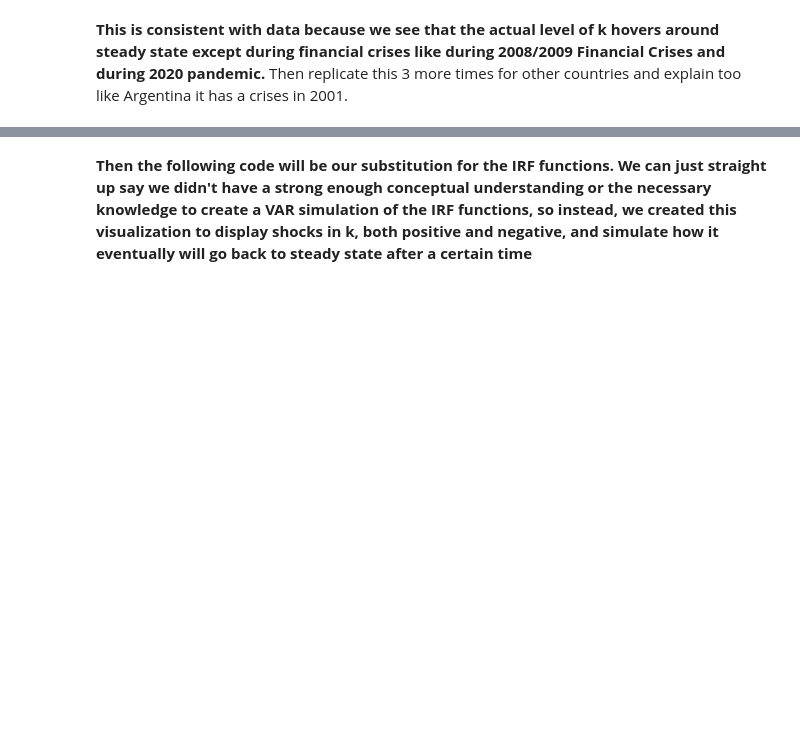
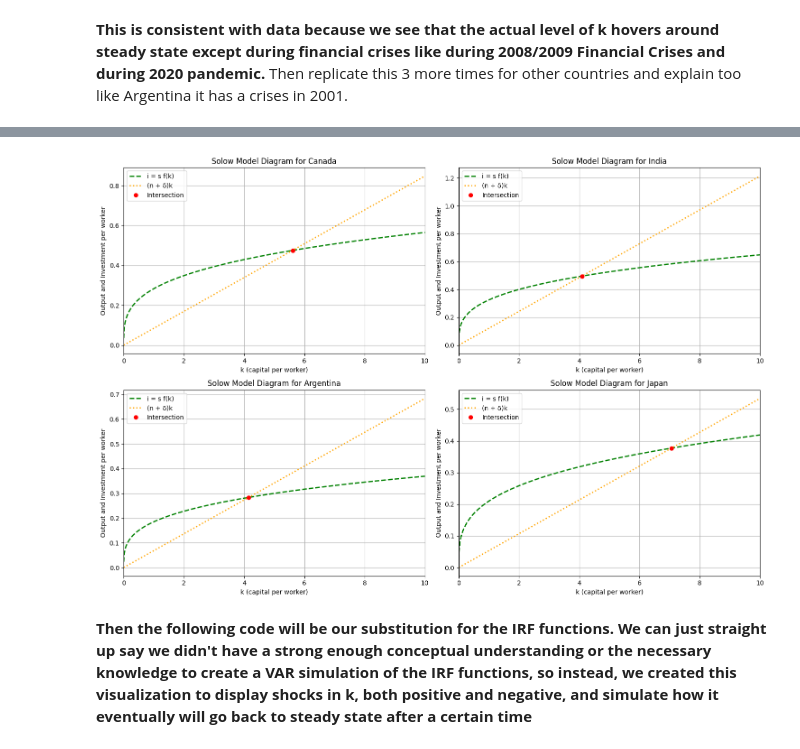
Before and after one commit to achantszshun/323project, a Jupyter notebook: FinalProject.ipynb, the cells around one changed output, grey strips where cells are left out. Drawn from its saved outputs; the diff is of its cells as text; code cells hidden in the pictures; blank space fills up the shorter version.

```diff
--- a/FinalProject.ipynb
+++ b/FinalProject.ipynb
@@ -1175,3 +1164,57 @@ i* = 0.47508054841171227
+# %%
+df = pd.read_excel("Final_Dataset.xlsx")
+
+countries = ['Canada', 'India', 'Argentina', 'Japan']
+
+#model parameters
+alpha = 0.3
+delta = 0.05
+A = 1.0
+k_values = np.linspace(0.001, 10, 500)
+
+fig, axes = plt.subplots(2, 2, figsize=(15, 10))
+axes = axes.flatten()
+
+for i, country_name in enumerate(countries):
+    country_data = df[df["Country Name"] == country_name].copy()
+    if country_data.empty:
+        continue
+
+    # Extract parameters for the country
+    s = country_data[country_data["Year"] == 2023]["Savings Rate"].values[0]
+    n = country_data[country_data["Year"] == 2023]["Labour Force Growth Rate"].values[0]
+
+    # Compute functions
+    y_values = A * (k_values ** alpha)
+    investment_values = s * y_values
+    break_even_values = (n + delta) * k_values
+
+    # Plot on the respective subplot
+    ax = axes[i]
+    ax.plot(k_values, investment_values, label="i = s f(k)", linewidth=2, linestyle='--', color='green')
+    ax.plot(k_values, break_even_values, label="(n + δ)k", linewidth=2, linestyle=':', color='orange')
+
+    # Numerically find the intersection point
+    diff = np.abs(investment_values - break_even_values)
+    idx = diff.argmin()
+    k_star = k_values[idx]
+    i_star = investment_values[idx]
+
+    # Add a dot at the intersection point
+    ax.plot(k_star, i_star, 'o', color='red', label="Intersection")
+
+    # Customize the subplot
+    ax.set_xlim(0, 10)
+    ax.set_title(f"Solow Model Diagram for {country_name}")
+    ax.set_xlabel("k (capital per worker)")
+    ax.set_ylabel("Output and Investment per worker")
+    ax.legend()
+    ax.grid(True)
+
+plt.tight_layout()
+plt.show()
+# %% [output]
+[figure, added]
 # %% [markdown]
 **Then the following code will be our substitution for the IRF functions. We can just straight up say we didn't have a strong enough conceptual understanding or the necessary knowledge to create a VAR simulation of the IRF functions, so instead, we created this visualization to display shocks in k, both positive and negative, and simulate how it eventually will go back to steady state after a certain time**
 # %%
```
Also changed, not shown: parts of 25 cells of this notebook.
